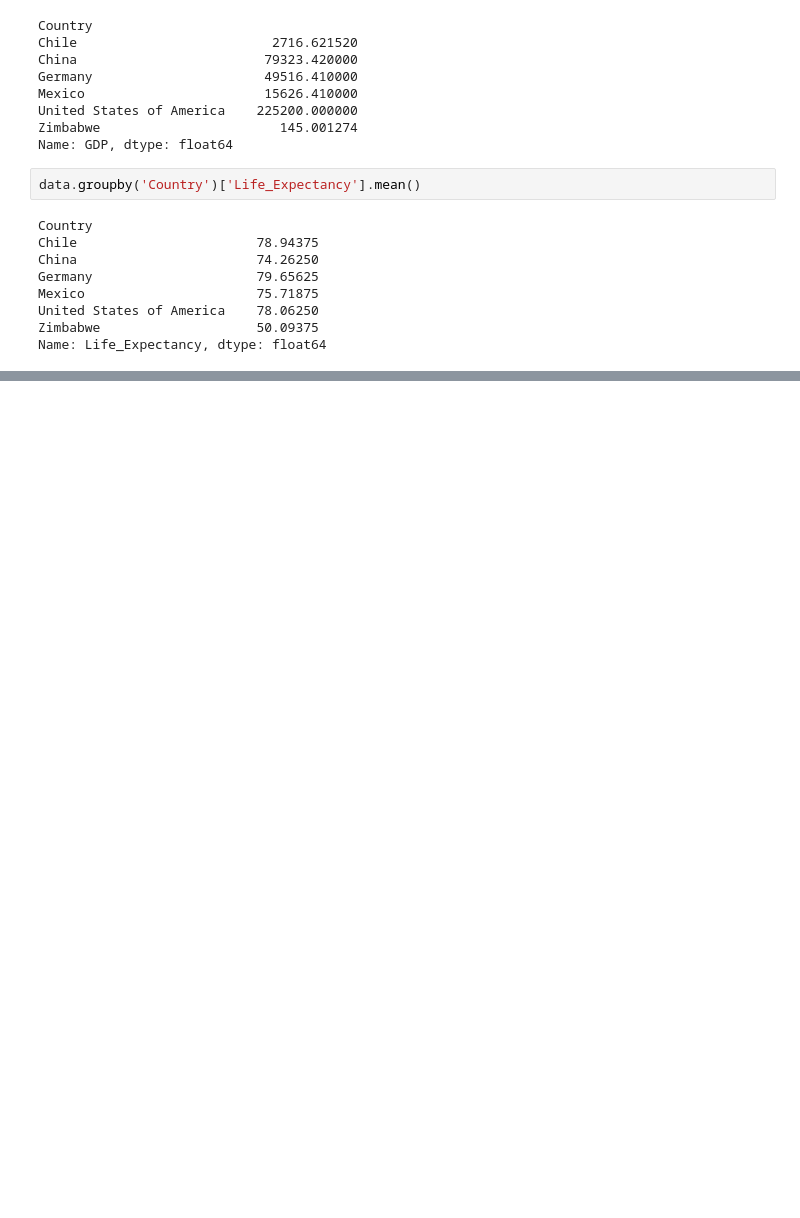
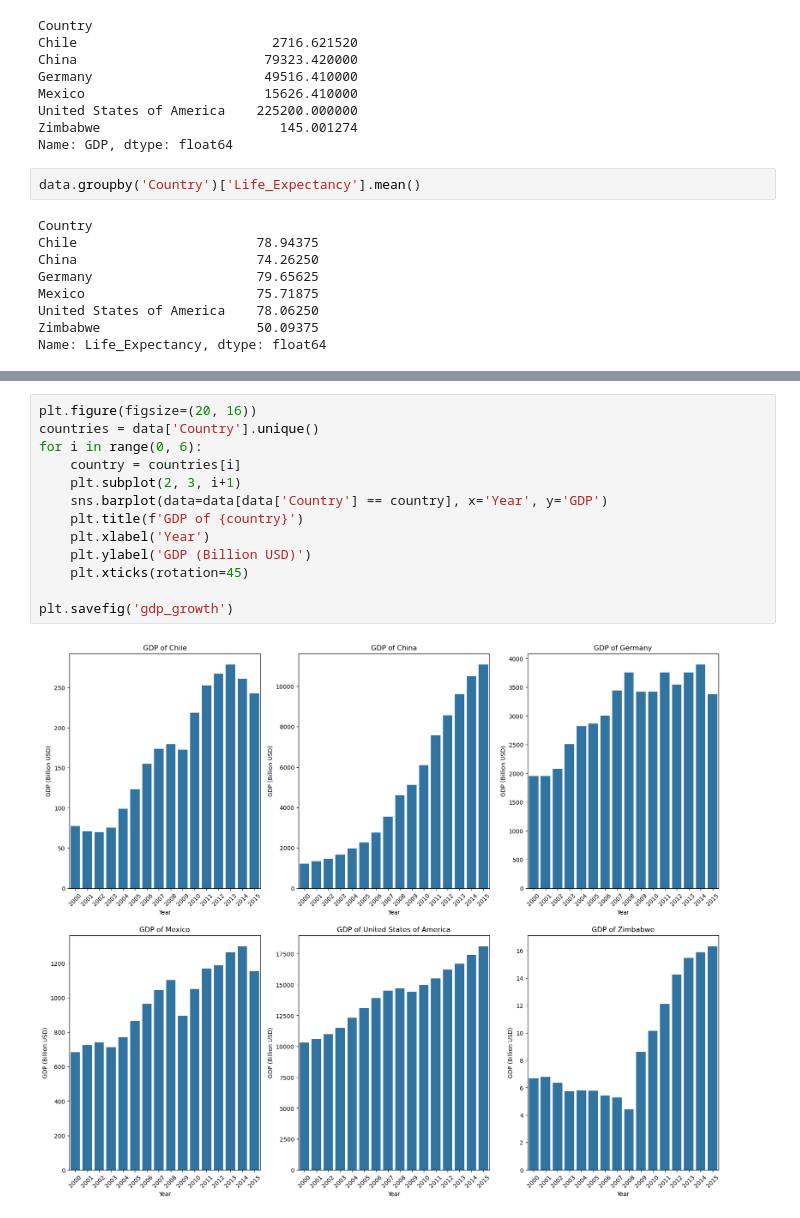
Before and after one commit to taharat-amin/life_expectancy_and_gdp_analysis, a Jupyter notebook: life_expectancy_gdp.ipynb, the cells around one changed output, grey strips where cells are left out. Saved outputs shown, nothing was run; the diff lists cells and outputs as text; blank space fills up the shorter version.

```diff
--- a/life_expectancy_gdp.ipynb
+++ b/life_expectancy_gdp.ipynb
@@ -99,0 +121,15 @@ Name: Life_Expectancy, dtype: float64
+# %%
+plt.figure(figsize=(20, 16))
+countries = data['Country'].unique()
+for i in range(0, 6):
+    country = countries[i]
+    plt.subplot(2, 3, i+1)
+    sns.barplot(data=data[data['Country'] == country], x='Year', y='GDP')
+    plt.title(f'GDP of {country}')
+    plt.xlabel('Year')
+    plt.ylabel('GDP (Billion USD)')
+    plt.xticks(rotation=45)
+
+plt.savefig('gdp_growth')
+# %% [output]
+[figure, added]
```
Also changed, not shown: parts of 13 cells of this notebook, 2 other files.
